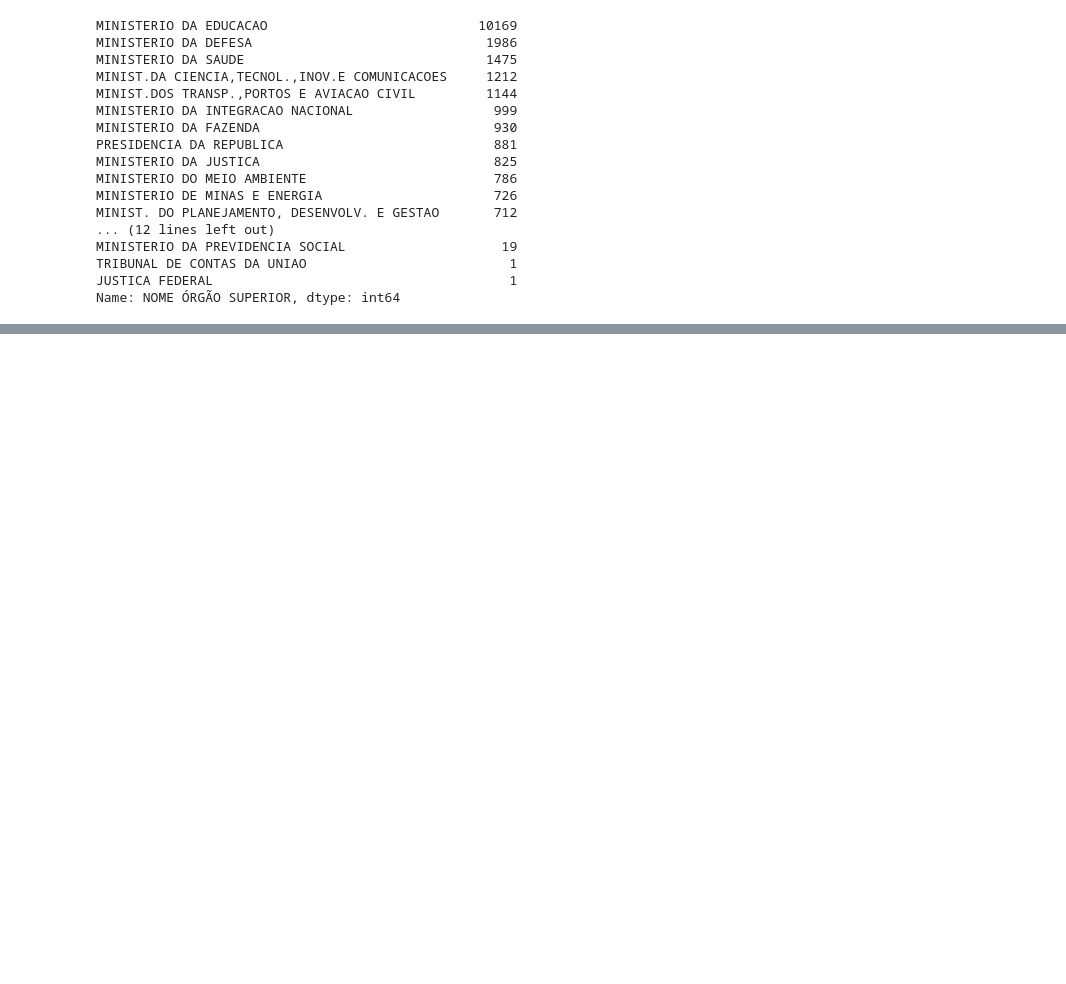
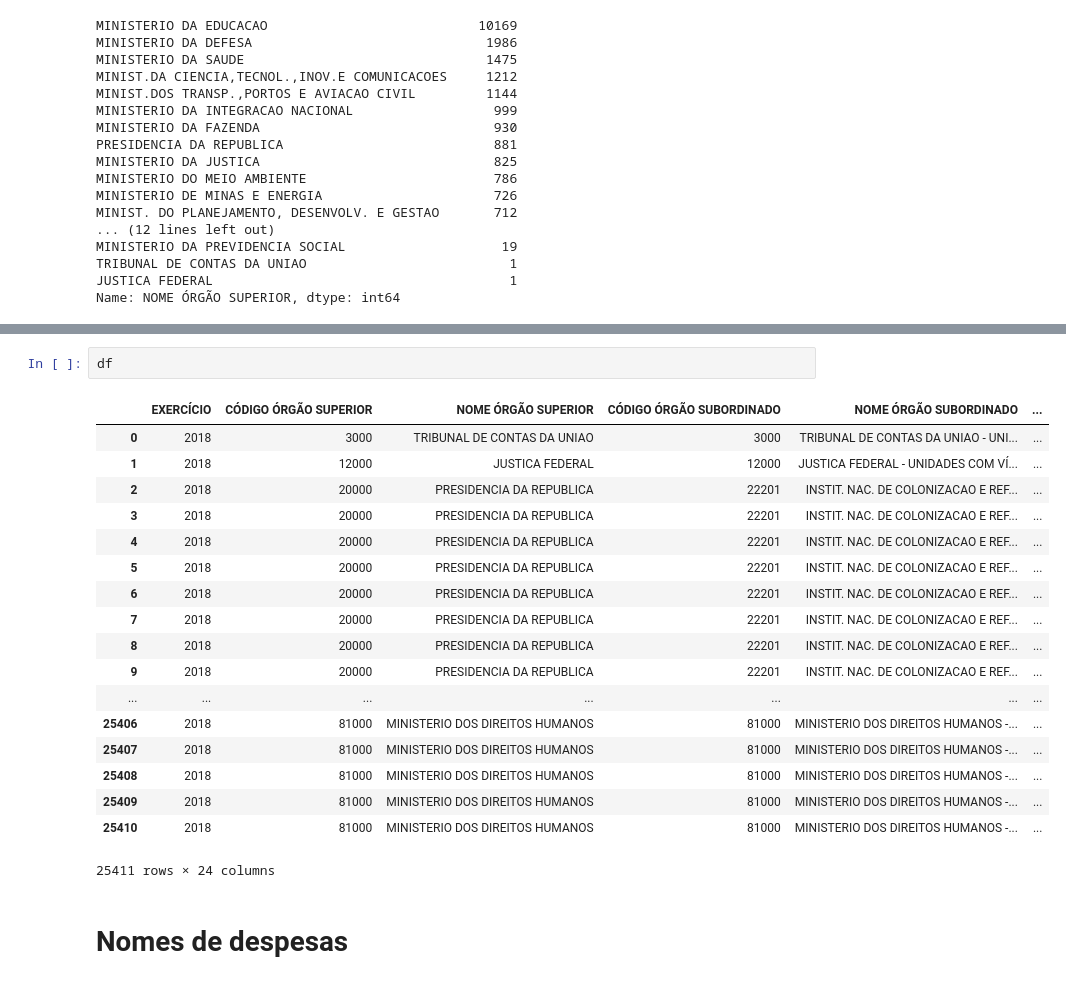
Before and after one commit to Guilehm/notebooks, a Jupyter notebook: orcamento_despesa_federal.ipynb, the cells around one changed output, grey strips where cells are left out. Drawn from its saved outputs; the diff is of its cells as text; blank space fills up the shorter version.

```diff
--- a/orcamento_despesa_federal.ipynb
+++ b/orcamento_despesa_federal.ipynb
@@ -36,0 +47,23 @@ Name: NOME ÓRGÃO SUPERIOR, dtype: int64
+# %%
+df
+# %% [output]
+|  | EXERCÍCIO | CÓDIGO ÓRGÃO SUPERIOR | NOME ÓRGÃO SUPERIOR | CÓDIGO ÓRGÃO SUBORDINADO | NOME ÓRGÃO SUBORDINADO | ... |
+| 0 | 2018 | 3000 | TRIBUNAL DE CONTAS DA UNIAO | 3000 | TRIBUNAL DE CONTAS DA UNIAO - UNI... | ... |
+| 1 | 2018 | 12000 | JUSTICA FEDERAL | 12000 | JUSTICA FEDERAL - UNIDADES COM VÍ... | ... |
+| 2 | 2018 | 20000 | PRESIDENCIA DA REPUBLICA | 22201 | INSTIT. NAC. DE COLONIZACAO E REF... | ... |
+| 3 | 2018 | 20000 | PRESIDENCIA DA REPUBLICA | 22201 | INSTIT. NAC. DE COLONIZACAO E REF... | ... |
+| 4 | 2018 | 20000 | PRESIDENCIA DA REPUBLICA | 22201 | INSTIT. NAC. DE COLONIZACAO E REF... | ... |
+| 5 | 2018 | 20000 | PRESIDENCIA DA REPUBLICA | 22201 | INSTIT. NAC. DE COLONIZACAO E REF... | ... |
+| 6 | 2018 | 20000 | PRESIDENCIA DA REPUBLICA | 22201 | INSTIT. NAC. DE COLONIZACAO E REF... | ... |
+| 7 | 2018 | 20000 | PRESIDENCIA DA REPUBLICA | 22201 | INSTIT. NAC. DE COLONIZACAO E REF... | ... |
+| 8 | 2018 | 20000 | PRESIDENCIA DA REPUBLICA | 22201 | INSTIT. NAC. DE COLONIZACAO E REF... | ... |
+| 9 | 2018 | 20000 | PRESIDENCIA DA REPUBLICA | 22201 | INSTIT. NAC. DE COLONIZACAO E REF... | ... |
+| ... | ... | ... | ... | ... | ... | ... |
+| 25406 | 2018 | 81000 | MINISTERIO DOS DIREITOS HUMANOS | 81000 | MINISTERIO DOS DIREITOS HUMANOS -... | ... |
+| 25407 | 2018 | 81000 | MINISTERIO DOS DIREITOS HUMANOS | 81000 | MINISTERIO DOS DIREITOS HUMANOS -... | ... |
+| 25408 | 2018 | 81000 | MINISTERIO DOS DIREITOS HUMANOS | 81000 | MINISTERIO DOS DIREITOS HUMANOS -... | ... |
+| 25409 | 2018 | 81000 | MINISTERIO DOS DIREITOS HUMANOS | 81000 | MINISTERIO DOS DIREITOS HUMANOS -... | ... |
+| 25410 | 2018 | 81000 | MINISTERIO DOS DIREITOS HUMANOS | 81000 | MINISTERIO DOS DIREITOS HUMANOS -... | ... |
+25411 rows × 24 columns
+# %% [markdown]
+# Nomes de despesas
```
Also changed, not shown: parts of 4 cells of this notebook.
